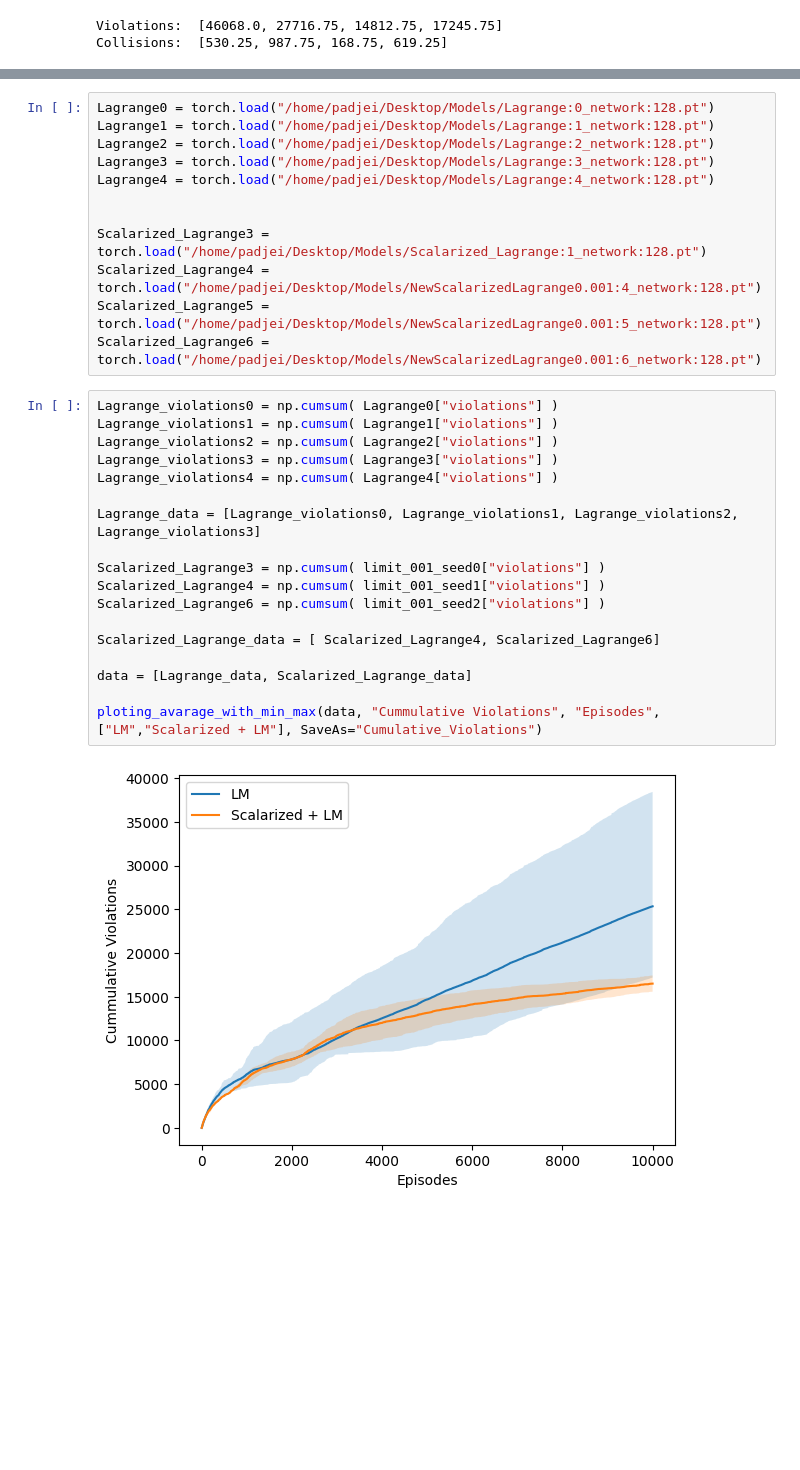
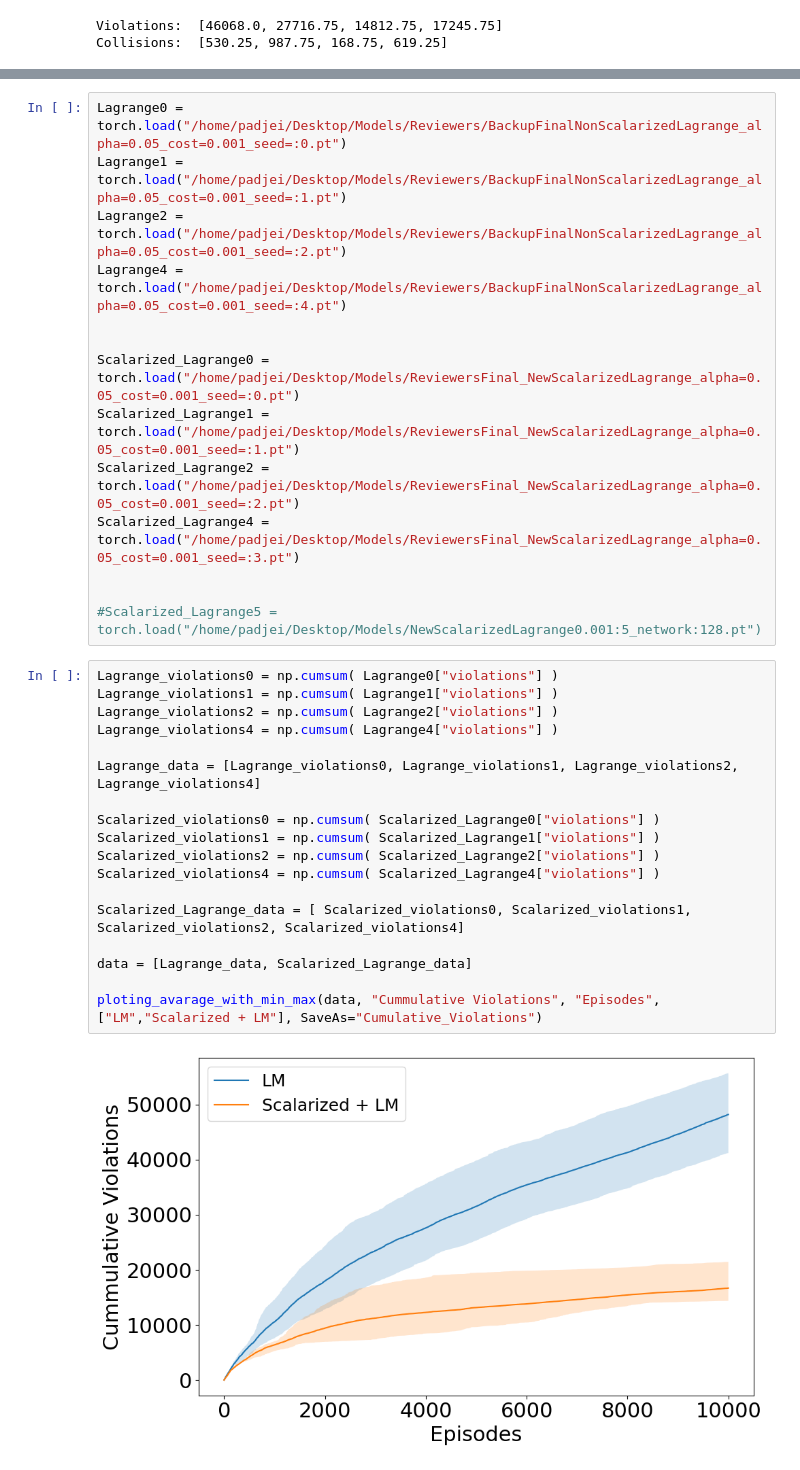
Before and after one commit to pML0x0/Scalarized-LM-SAC, a Jupyter notebook: Analysis.ipynb, the cells around one changed output, grey strips where cells are left out. Cells and saved outputs as stored; diff of their text form; blank space fills up the shorter version.

```diff
--- a/Analysis.ipynb
+++ b/Analysis.ipynb
@@ -313,33 +405,35 @@ Collisions:  [530.25, 987.75, 168.75, 619.25]
 # %%
-Lagrange0 = torch.load("/home/padjei/Desktop/Models/Lagrange:0_network:128.pt")
-Lagrange1 = torch.load("/home/padjei/Desktop/Models/Lagrange:1_network:128.pt")
-Lagrange2 = torch.load("/home/padjei/Desktop/Models/Lagrange:2_network:128.pt")
-Lagrange3 = torch.load("/home/padjei/Desktop/Models/Lagrange:3_network:128.pt")
-Lagrange4 = torch.load("/home/padjei/Desktop/Models/Lagrange:4_network:128.pt")
+Lagrange0 = torch.load("/home/padjei/Desktop/Models/Reviewers/BackupFinalNonScalarizedLagrange_alpha=0.05_cost=0.001_seed=:0.pt")
+Lagrange1 = torch.load("/home/padjei/Desktop/Models/Reviewers/BackupFinalNonScalarizedLagrange_alpha=0.05_cost=0.001_seed=:1.pt")
+Lagrange2 = torch.load("/home/padjei/Desktop/Models/Reviewers/BackupFinalNonScalarizedLagrange_alpha=0.05_cost=0.001_seed=:2.pt")
+Lagrange4 = torch.load("/home/padjei/Desktop/Models/Reviewers/BackupFinalNonScalarizedLagrange_alpha=0.05_cost=0.001_seed=:4.pt")
 
 
-Scalarized_Lagrange3 = torch.load("/home/padjei/Desktop/Models/Scalarized_Lagrange:1_network:128.pt")
-Scalarized_Lagrange4 = torch.load("/home/padjei/Desktop/Models/NewScalarizedLagrange0.001:4_network:128.pt")
-Scalarized_Lagrange5 = torch.load("/home/padjei/Desktop/Models/NewScalarizedLagrange0.001:5_network:128.pt")
-Scalarized_Lagrange6 = torch.load("/home/padjei/Desktop/Models/NewScalarizedLagrange0.001:6_network:128.pt")
+Scalarized_Lagrange0 = torch.load("/home/padjei/Desktop/Models/ReviewersFinal_NewScalarizedLagrange_alpha=0.05_cost=0.001_seed=:0.pt")
+Scalarized_Lagrange1 = torch.load("/home/padjei/Desktop/Models/ReviewersFinal_NewScalarizedLagrange_alpha=0.05_cost=0.001_seed=:1.pt")
+Scalarized_Lagrange2 = torch.load("/home/padjei/Desktop/Models/ReviewersFinal_NewScalarizedLagrange_alpha=0.05_cost=0.001_seed=:2.pt")
+Scalarized_Lagrange4 = torch.load("/home/padjei/Desktop/Models/ReviewersFinal_NewScalarizedLagrange_alpha=0.05_cost=0.001_seed=:3.pt")
+
+
+#Scalarized_Lagrange5 = torch.load("/home/padjei/Desktop/Models/NewScalarizedLagrange0.001:5_network:128.pt")
 # %%
 Lagrange_violations0 = np.cumsum( Lagrange0["violations"] )
 Lagrange_violations1 = np.cumsum( Lagrange1["violations"] )
 Lagrange_violations2 = np.cumsum( Lagrange2["violations"] )
-Lagrange_violations3 = np.cumsum( Lagrange3["violations"] )
 Lagrange_violations4 = np.cumsum( Lagrange4["violations"] )
 
-Lagrange_data = [Lagrange_violations0, Lagrange_violations1, Lagrange_violations2, Lagrange_violations3]
+Lagrange_data = [Lagrange_violations0, Lagrange_violations1, Lagrange_violations2, Lagrange_violations4]
 
-Scalarized_Lagrange3 = np.cumsum( limit_001_seed0["violations"] )
-Scalarized_Lagrange4 = np.cumsum( limit_001_seed1["violations"] )
-Scalarized_Lagrange6 = np.cumsum( limit_001_seed2["violations"] )
+Scalarized_violations0 = np.cumsum( Scalarized_Lagrange0["violations"] )
+Scalarized_violations1 = np.cumsum( Scalarized_Lagrange1["violations"] )
+Scalarized_violations2 = np.cumsum( Scalarized_Lagrange2["violations"] )
+Scalarized_violations4 = np.cumsum( Scalarized_Lagrange4["violations"] )
 
-Scalarized_Lagrange_data = [ Scalarized_Lagrange4, Scalarized_Lagrange6]
+Scalarized_Lagrange_data = [ Scalarized_violations0, Scalarized_violations1, Scalarized_violations2, Scalarized_violations4]
 
 data = [Lagrange_data, Scalarized_Lagrange_data]
 
 ploting_avarage_with_min_max(data, "Cummulative Violations", "Episodes", ["LM","Scalarized + LM"], SaveAs="Cumulative_Violations")
 # %% [output]
-[figure, old version]
+[figure, new version]
 # %%
```
Also changed, not shown: parts of 14 cells of this notebook.
